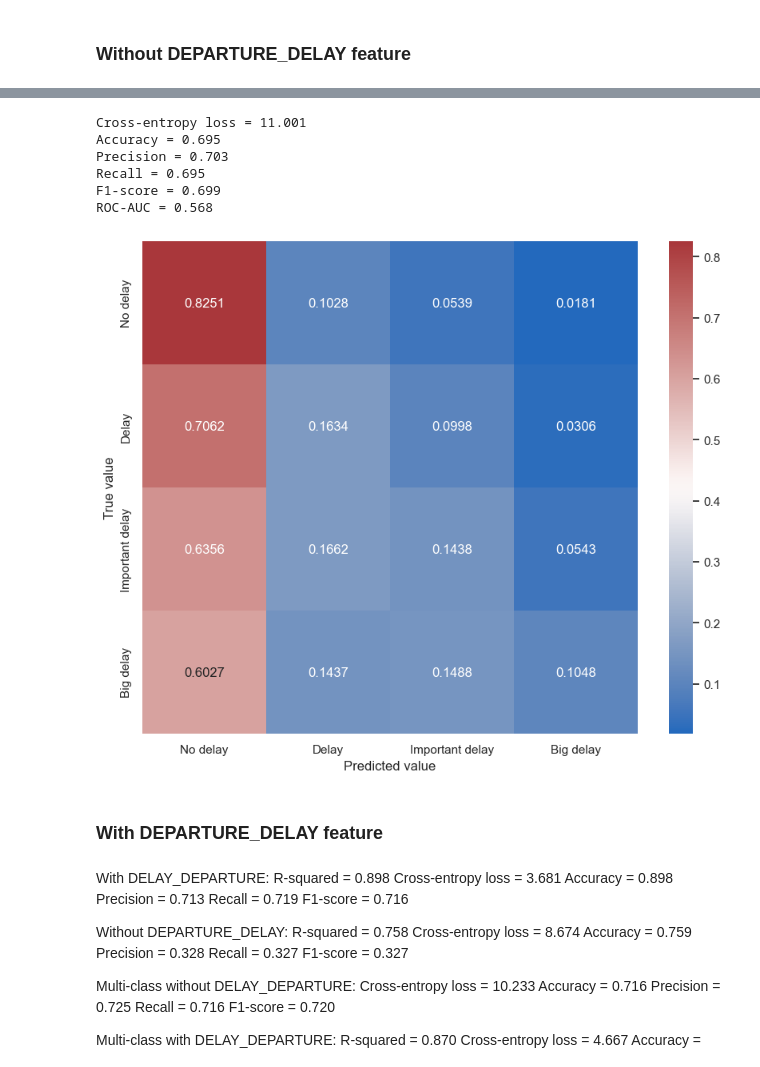
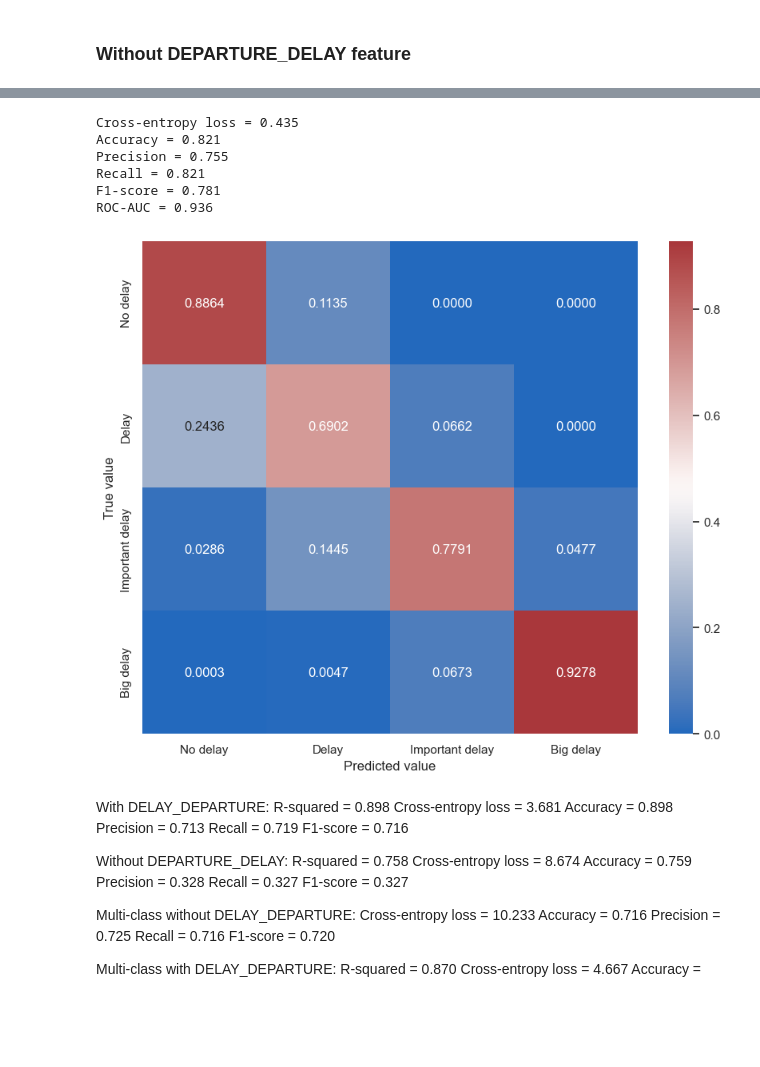
Before and after one commit to cezaryjanuszek/FlightDelays_prediction, a Jupyter notebook: PredictionModel_baseline.ipynb, the cells around one changed output, grey strips where cells are left out. Drawn from its saved outputs; the diff is of its cells as text; code cells hidden in the pictures; blank space fills up the shorter version.

```diff
--- a/PredictionModel_baseline.ipynb
+++ b/PredictionModel_baseline.ipynb
@@ -117,6 +99,6 @@ flights_df = flights_df.drop(['DATE', 'ARRIVAL_DATE', 'SCHEDULED_DEPARTURE', 'SC
 # %%
 # Add mean route-airline departure delay
 mean_route_delays = flights_df.groupby(['ORIGIN_AIRPORT', 'DESTINATION_AIRPORT', 'AIRLINE'])['DEPARTURE_DELAY'].mean()
-mean_route_delays.name = 'MEAN_ROUTE_DELAY'
+mean_route_delays.name = 'MEAN_ROUTE_AIRLINE_DELAY'
 flights_df = flights_df.merge(mean_route_delays, left_on=['ORIGIN_AIRPORT', 'DESTINATION_AIRPORT', 'AIRLINE'], right_index=True)
 # %%
@@ -201,5 +242,10 @@ Counter({0: 788206, 1: 107369, 2: 59902, 3: 21487})
 # %%
 # Addressing class imbalance with oversampling the minority classes with SMOTE and undersampling the majority class
-#undersample = RandomUnderSampler(sampling_strategy='majority')
-#X_train, Y_train = undersample.fit_resample(X_train, Y_train)
-#Counter(Y_train)
+# over-sampling with synthetic data - SMOTE
+#oversample = SMOTE(sampling_strategy={1: 300000, 2:100000, 3:100000})
+#X_train, Y_train = oversample.fit_resample(X_train, Y_train)
+# random under-sampling
+undersample = RandomUnderSampler(sampling_strategy={0: 500000})
+X_train, Y_train = undersample.fit_resample(X_train, Y_train)
+
+Counter(Y_train)
@@ -207,15 +255,15 @@ Counter({0: 788206, 1: 107369, 2: 59902, 3: 21487})
 # define the model
 clf_model = DecisionTreeClassifier(class_weight='balanced')
 
-#params = {
-#    'criterion': ['gini', 'entropy', 'log_loss'],
-#    'max_depth': [2, 3, 5, 10, 20],
-#    'min_samples_leaf': [5, 10, 20, 50, 100]
-#}
+params = {
+    'criterion': ['gini', 'entropy', 'log_loss'],
+    'max_depth': [10, 20, 50, 100],
+    'min_samples_leaf': [50, 100, 200]
+}
 
-#clf_cv = GridSearchCV(clf_model, param_grid=params, cv=5)
-clf_model.fit(X_train, Y_train)
+clf_cv = GridSearchCV(clf_model, param_grid=params, cv=3, scoring='neg_log_loss')
+clf_cv.fit(X_train, Y_train)
 
-scores = cross_val_score(clf_model, X_train, Y_train, cv=5)
-print('Training accuracy = {:.3f}'.format(scores.mean()))
+print('Best parameters chosen with CV: ', clf_cv.best_params_)
+print('Training loss = {:.3f}'.format(-clf_cv.score(X_train, Y_train)))
 # %% [output]
@@ -223,16 +272,14 @@ Training accuracy = 0.694
 # %%
 # evaluate metrics
-y_pred, y_pred_proba = clf_evaluate_metrics(clf_model, X_test, Y_test)
+y_pred, y_pred_proba = clf_evaluate_metrics(clf_cv, X_test, Y_test)
 # %% [output]
-Cross-entropy loss = 11.001
-Accuracy = 0.695
-Precision = 0.703
-Recall = 0.695
-F1-score = 0.699
-ROC-AUC = 0.568
+Cross-entropy loss = 0.435
+Accuracy = 0.821
+Precision = 0.755
+Recall = 0.821
+F1-score = 0.781
+ROC-AUC = 0.936
-[figure, old version]
+[figure, new version]
-# %% [markdown]
-### With DEPARTURE_DELAY feature
 # %% [markdown]
 With DELAY_DEPARTURE:
 R-squared = 0.898
```
Also changed, not shown: parts of 29 cells of this notebook, 4 other files.
